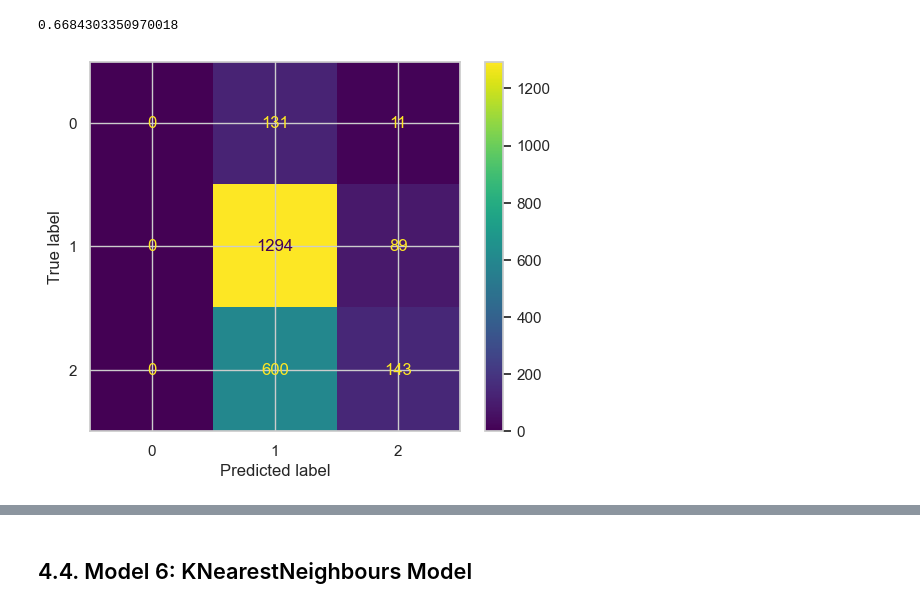
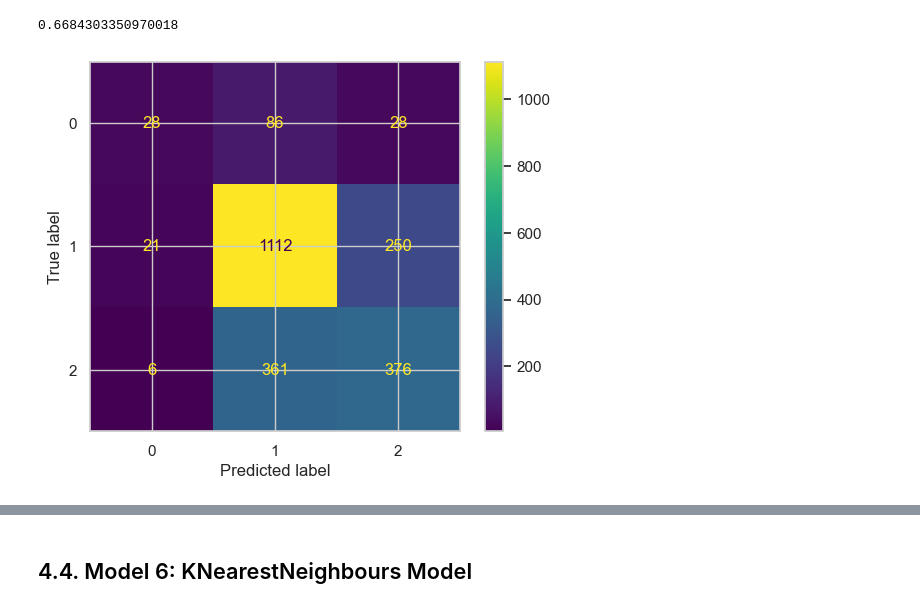
Before and after one commit to Bennie-Kibet/Phase_4-project, a Jupyter notebook: main.ipynb, the cells around one changed output, grey strips where cells are left out. Cells and saved outputs as stored; diff of their text form; code cells hidden in the pictures.

Commit message:
images&main

```diff
--- a/main.ipynb
+++ b/main.ipynb
@@ -619,41 +553,3 @@ new_df.head()
 | 2 | @swonderlin Can not wait for #iPa... | positive | Apple | 79 | 2 | wait ipad also sale sxsw |
 | 3 | @sxsw I hope this year's festival... | negative | Apple | 82 | 2 | hope year festival crashy year ip... |
 | 4 | @sxtxstate great stuff on Fri #SX... | positive | Google | 131 | 1 | great stuff fri sxsw marissa maye... |
-# %%
-# Stemming - Shortening to base form
-stemmer = PorterStemmer()
-
-def stemmed_text(text):
-    # Remove URLs
-    text = re.sub(r'http[s]?://\S+', ' ', text)
-
-    # Remove markdown links
-    text = re.sub(r'\[.*?\]\(.*?\)', ' ', text)
-
-    # Remove Twitter handles
-    text = re.sub(r'@\w+', ' ', text)
-
-    # Remove punctuation
-    text = re.sub(r'[^\w\s]', ' ', text)
-
-    # Remove numbers
-    text = re.sub(r'\d+', ' ', text)
-
-    # Convert to lowercase
-    text = text.lower()
-
-    # Tokenize
-    tokens = word_tokenize(text)
-
-    # Remove stopwords
-    tokens = [word for word in tokens if word not in stop_words]
-
-    # Lemmatize
-    tokens = [stemmer.stem(word) for word in tokens]
-
-    # Join tokens back into text
-    return ' '.join(tokens)
-
-# Create processed_text column
-new_df['stemmed_text'] = new_df['tweet_text'].apply(stemmed_text)
-new_df.head()
@@ -1044,8 +1033,8 @@ test_acc_4
 # %% [output]
 0.6684303350970018
 # %%
-cfm = confusion_matrix(y_test, y_pred_nlp)
+cfm = confusion_matrix(y_test, y_pred_nlp_td)
 
 ConfusionMatrixDisplay(cfm).plot();
 # %% [output]
-[figure, old version]
+[figure, new version]
```
Also changed, not shown: parts of 33 cells of this notebook, 17 other files.
